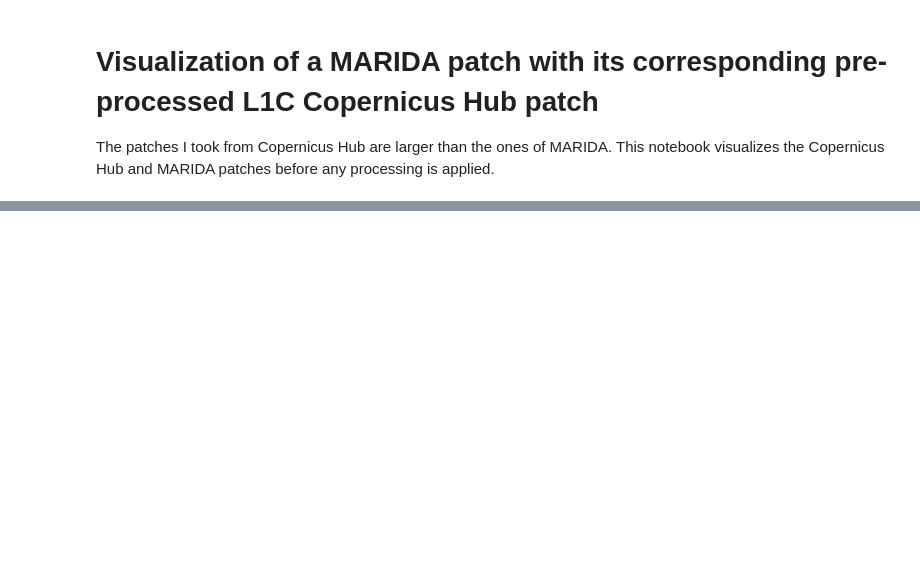
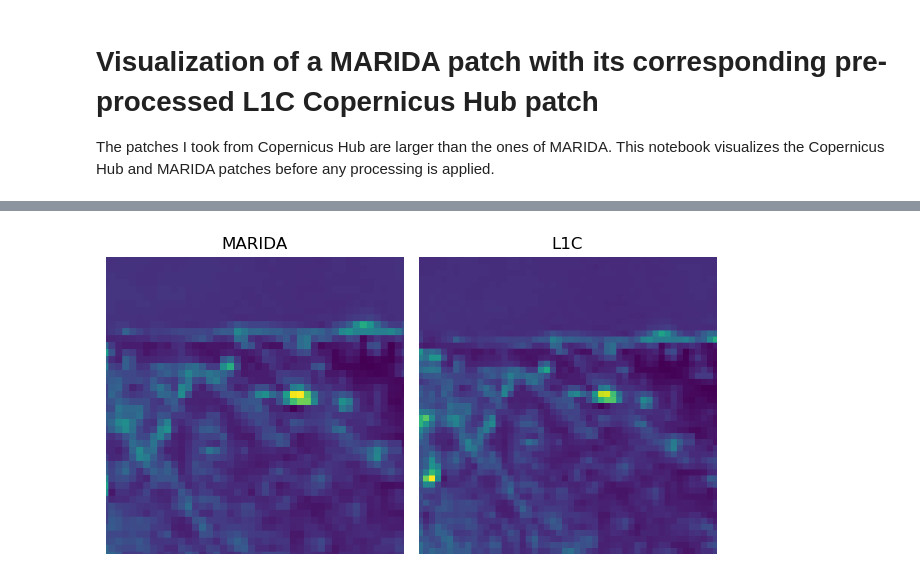
Before and after one commit to lucamarini22/marine-anomaly-detection, a Jupyter notebook: notebooks/l1c_generation/0 _Visualize_comparison_of_marida_and_copernicus_hub_before_processing.ipynb, the cells around one changed output, grey strips where cells are left out. Drawn from its saved outputs; the diff is of its cells as text; code cells hidden in the pictures; blank space fills up the shorter version.

```diff
--- a/notebooks/l1c_generation/0 _Visualize_comparison_of_marida_and_copernicus_hub_before_processing.ipynb
+++ b/notebooks/l1c_generation/0 _Visualize_comparison_of_marida_and_copernicus_hub_before_processing.ipynb
@@ -64,9 +78,15 @@ plt.imshow(img_cop_hub)
 # %%
 fig, ax = plt.subplots(1, 2)
 ax[0].set_title("MARIDA")
 ax[0].imshow(img_marida[:, :, band_marida] / img_marida[:, :, band_marida].max())
-ax[1].set_title("Copernicus Hub")
+ax[1].set_title("L1C")
 ax[1].imshow(img_cop_hub / img_cop_hub.max())
+ax[0].axis('off')
+ax[1].axis('off')
+fig.tight_layout()
+fig.savefig("after_adding_constant.pdf", bbox_inches='tight')
+# %% [output]
+[figure, added]
 # %%
 
 img_marida = float32_to_uint8(img_marida[:, :, band_marida])
```
Also changed, not shown: parts of 6 cells of this notebook, 3 other files.
